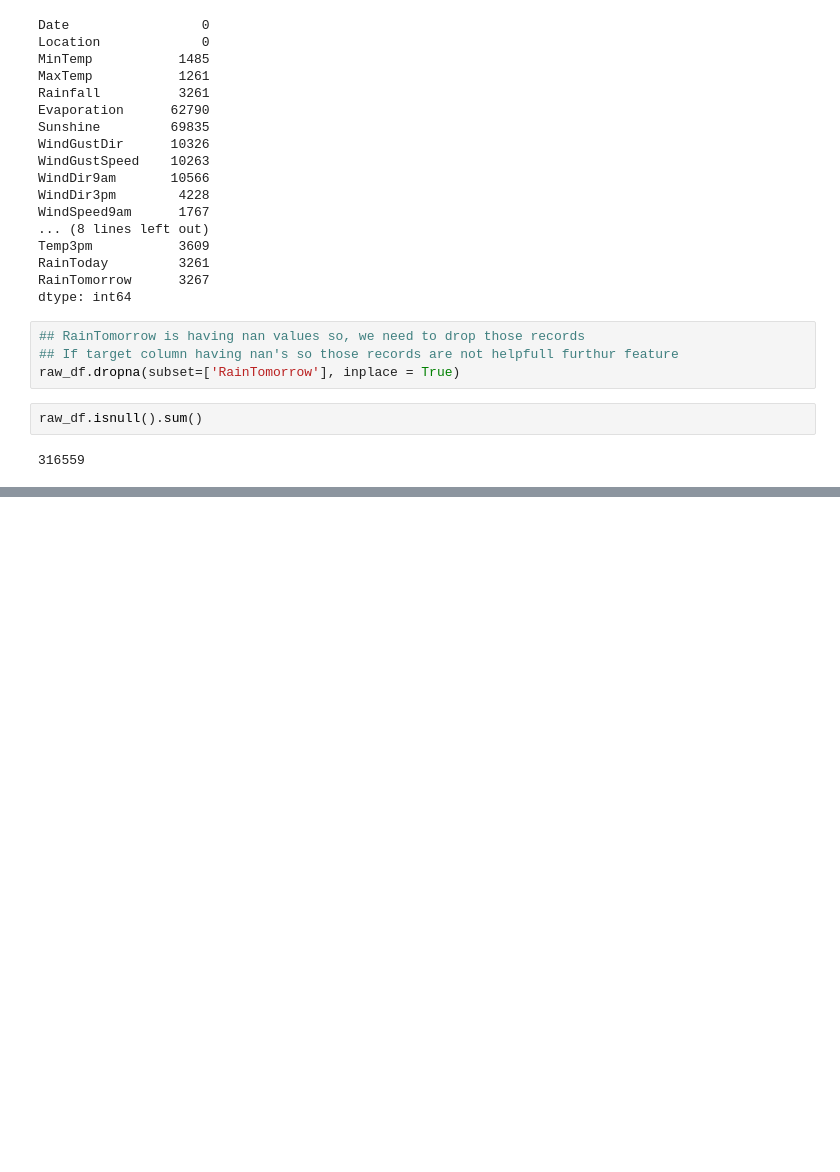
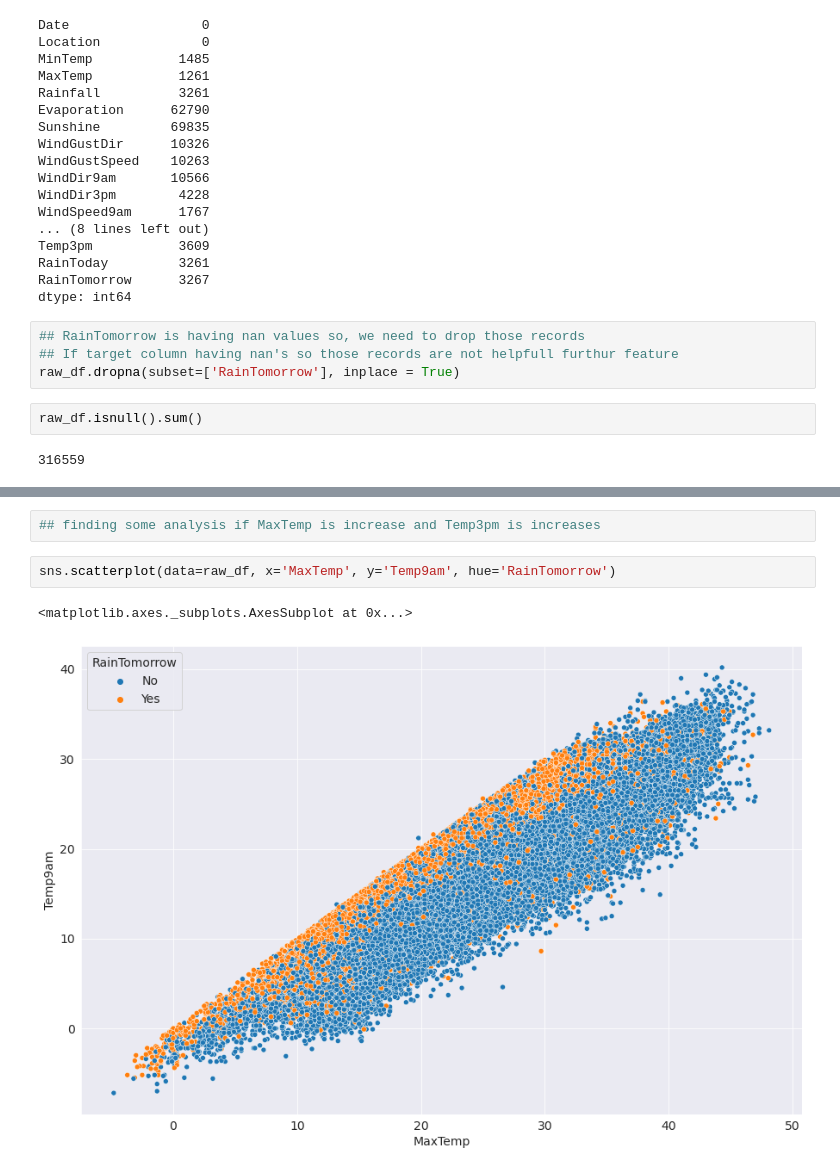
Before and after one commit to imshiv-10/ML-SkLearn, a Jupyter notebook: 3. Decision Trees and Hyperparameters/decision_trees_random_forests.ipynb, the cells around one changed output, grey strips where cells are left out. Cells and saved outputs as stored; diff of their text form; blank space fills up the shorter version.

```diff
--- a/3. Decision Trees and Hyperparameters/decision_trees_random_forests.ipynb
+++ b/3. Decision Trees and Hyperparameters/decision_trees_random_forests.ipynb
@@ -90,0 +136,7 @@ ValueError: ignored
+# %%
+## finding some analysis if MaxTemp is increase and Temp3pm is increases
+# %%
+sns.scatterplot(data=raw_df, x='MaxTemp', y='Temp9am', hue='RainTomorrow')
+# %% [output]
+<matplotlib.axes._subplots.AxesSubplot at 0x...>
+[figure, added]
```
Also changed, not shown: parts of 7 cells of this notebook.
